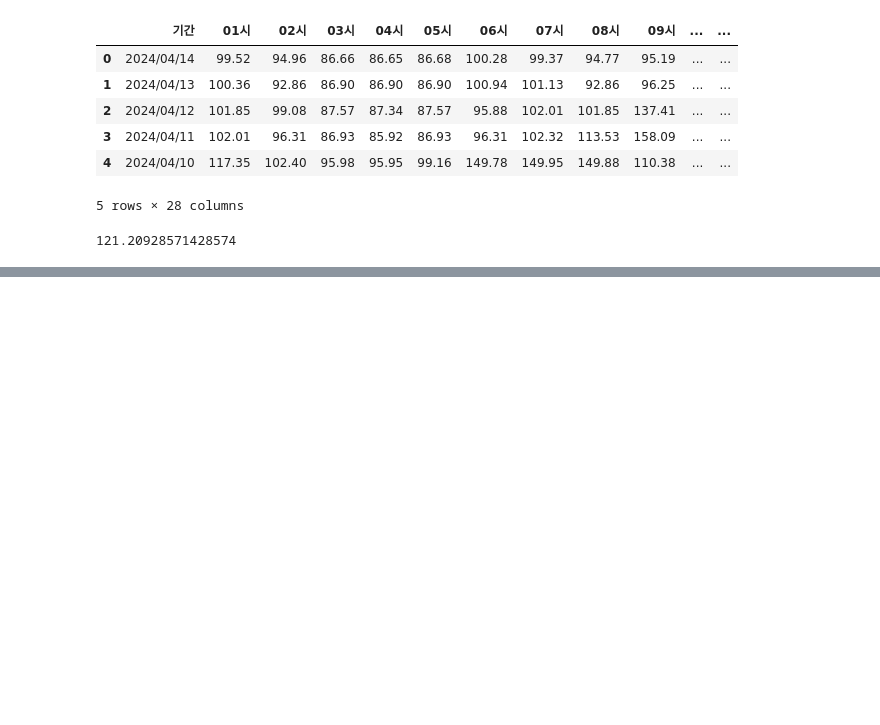
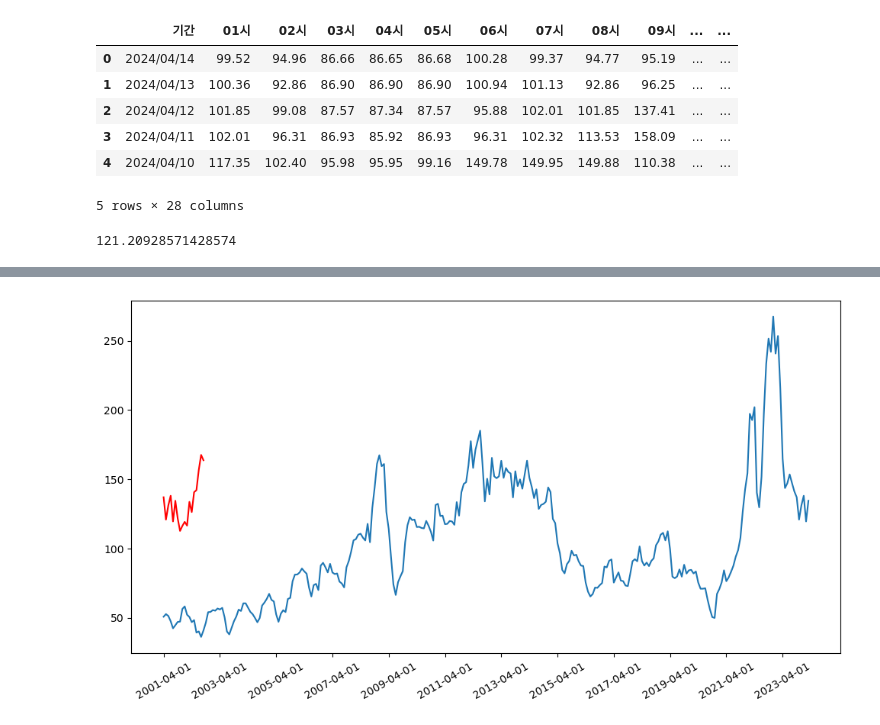
Before and after one commit to zeeenoo11/KDT5_Web_basic_Project, a Jupyter notebook: 전진우/models/04_predict.ipynb, the cells around one changed output, grey strips where cells are left out. Saved outputs shown, nothing was run; the diff lists cells and outputs as text; code cells hidden in the pictures; blank space fills up the shorter version.

Commit message:
👌 IMPROVE: 저녁 커밋 1. 12개월 예측 모델 + 예측값 DF 함수 2. model_12m.html로 데이터 송신 확인

```diff
--- a/전진우/models/04_predict.ipynb
+++ b/전진우/models/04_predict.ipynb
@@ -90,0 +97,4 @@ means
+# %%
+#
+initial = data['norm'].values[-6:]
+initial, initial.shape
@@ -90,0 +105,16 @@ means
+# %%
+# 예측값
+# - initial 입력
+# - pred 예측값 저장
+# - initial에 pred 추가
+# - 반복
+
+pred_length = 12
+
+for i in range(pred_length):
+    values = torch.tensor(initial[-6:]).unsqueeze(0).float()
+    print(values.shape)
+    pred = model(values.unsqueeze(0))
+    initial = np.append(initial, pred.item())
+
+print(initial)
@@ -90,0 +137,18 @@ means
+# %%
+# 예측값 denorm, 시각화
+import matplotlib.pyplot as plt
+
+plt.figure(figsize=(12, 6))
+# data plot
+# - denorm column, x축은 날짜, y축은 SMP 가격
+plt.plot(data['날짜'], data['denorm'], label='SMP')
+plt.xticks(range(0, len(data), 24), data['날짜'][::24], rotation=30)
+# pred plot
+# - denorm column, x축은 날짜, y축은 SMP 가격
+# - x축은 가장 마지막 날짜부터 12개월 예측
+denorm_init = denorms(initial).tolist()
+plt.plot(denorm_init, 'r-', label='Prediction')
+
+plt.show()
+# %% [output]
+[figure, added]
```
Also changed, not shown: parts of 14 cells of this notebook, 11 other files.
